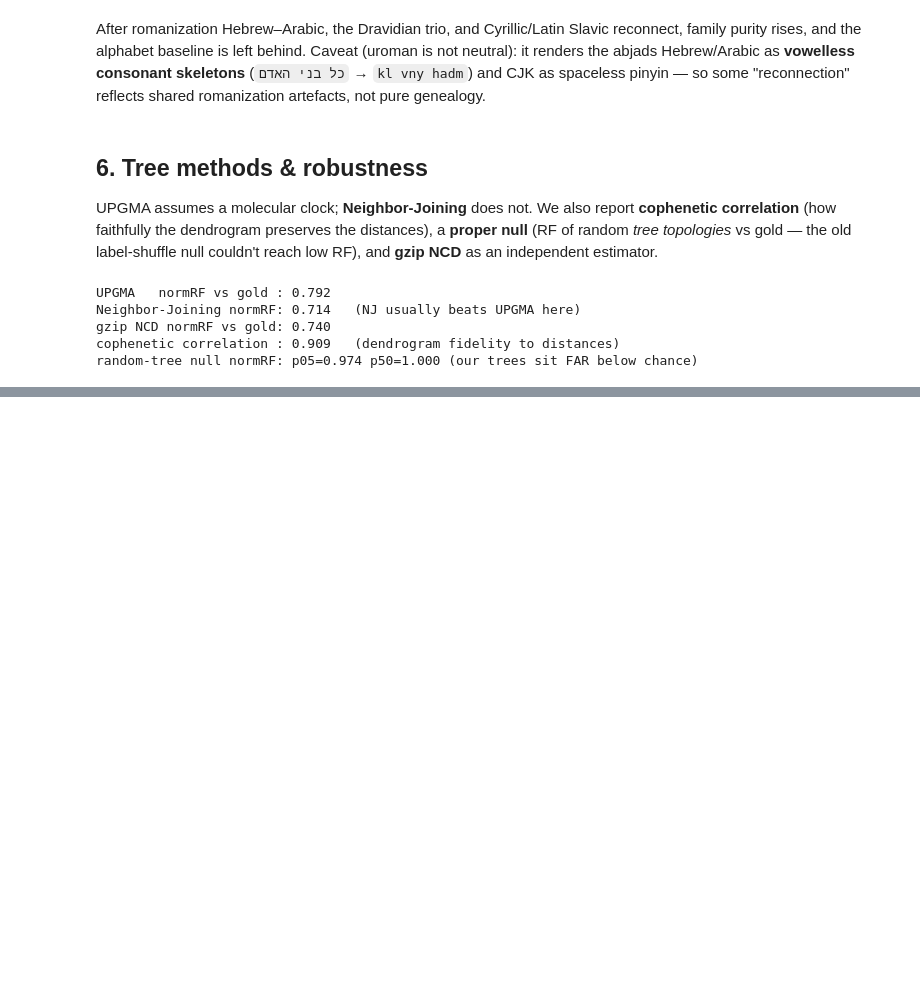
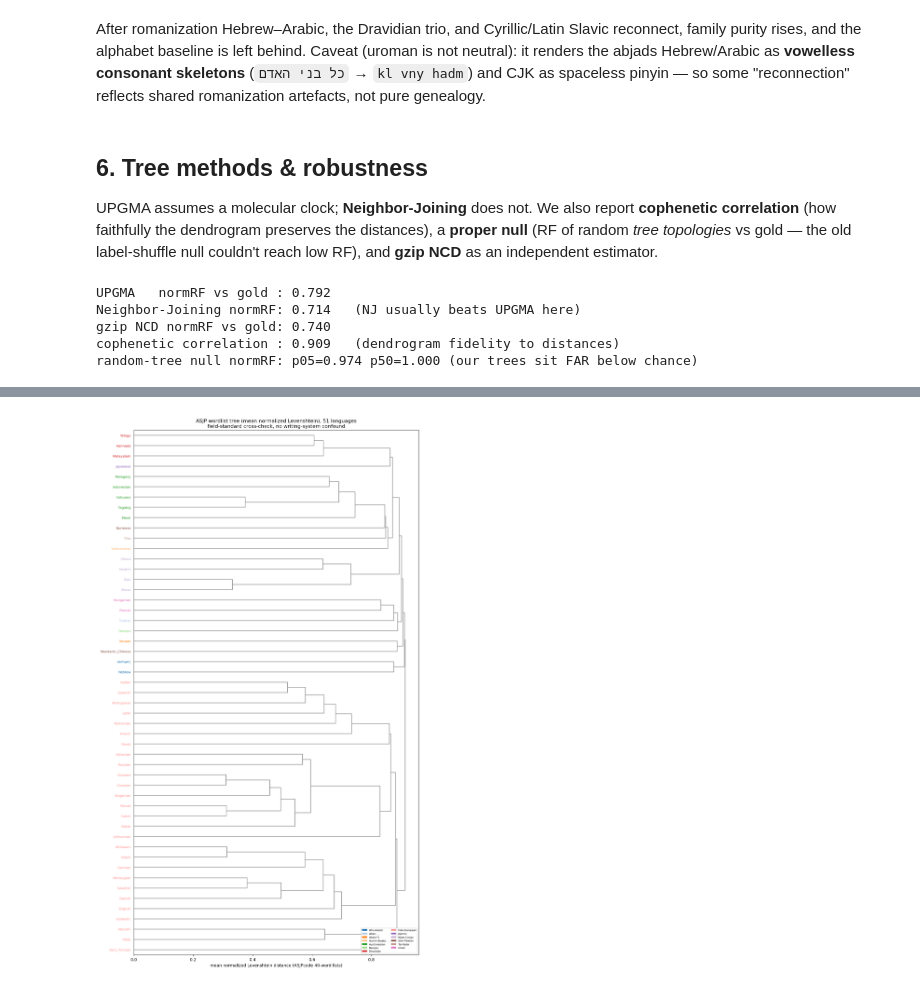
Before and after one commit to opalsaints/language-family-trees, a Jupyter notebook: LanguageTrees.ipynb, the cells around one changed output, grey strips where cells are left out. Saved outputs shown, nothing was run; the diff lists cells and outputs as text; code cells hidden in the pictures; blank space fills up the shorter version.

```diff
--- a/LanguageTrees.ipynb
+++ b/LanguageTrees.ipynb
@@ -48,6 +48,7 @@ import numpy as np
 import matplotlib.pyplot as plt
 %matplotlib inline
 
+REPO_DIR = os.path.dirname(os.path.abspath(bc.__file__))   # for committed figures
 # get the corpus (cloned next to biblecorpus.py so its paths resolve)
 cdir = os.path.join(os.path.dirname(bc.__file__), "corpus", "bible-corpus")
 if not os.path.isdir(os.path.join(cdir, "bibles")):
@@ -255,0 +329,5 @@ random-tree null normRF: p05=0.974 p50=1.000 (our trees sit FAR below chance)
+# %%
+from IPython.display import Image, display
+display(Image(os.path.join(REPO_DIR, "figures", "asjp_tree.png")))
+# %% [output]
+[figure, added]
```
Also changed, not shown: parts of 9 cells of this notebook, 2 other files.
